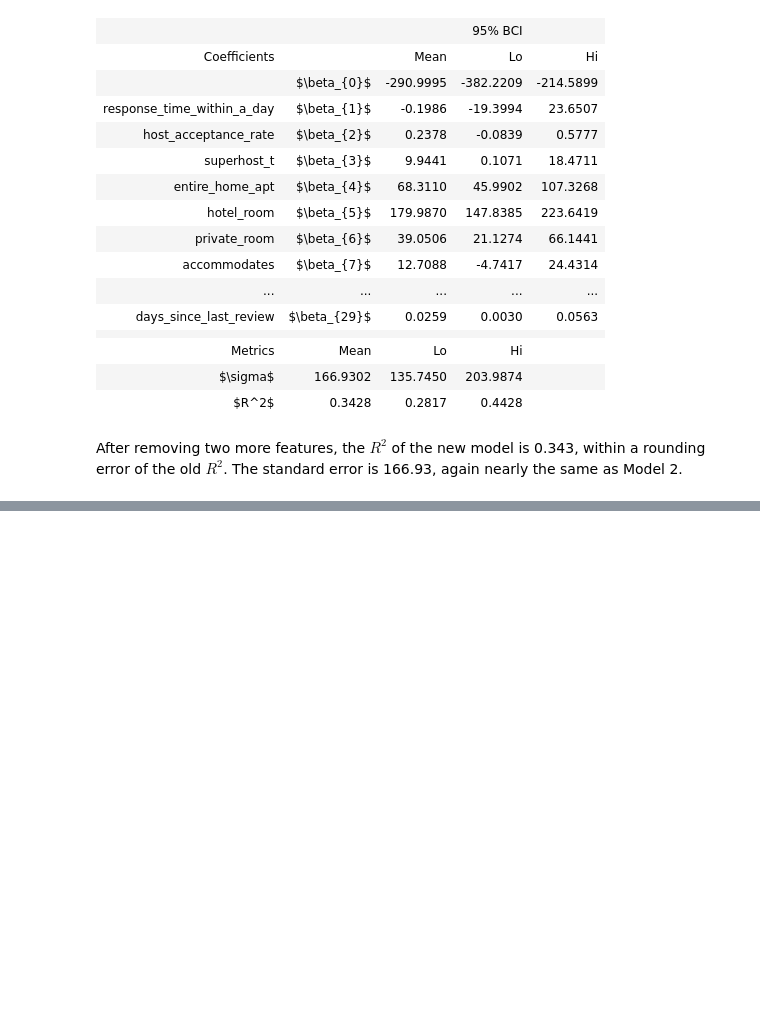
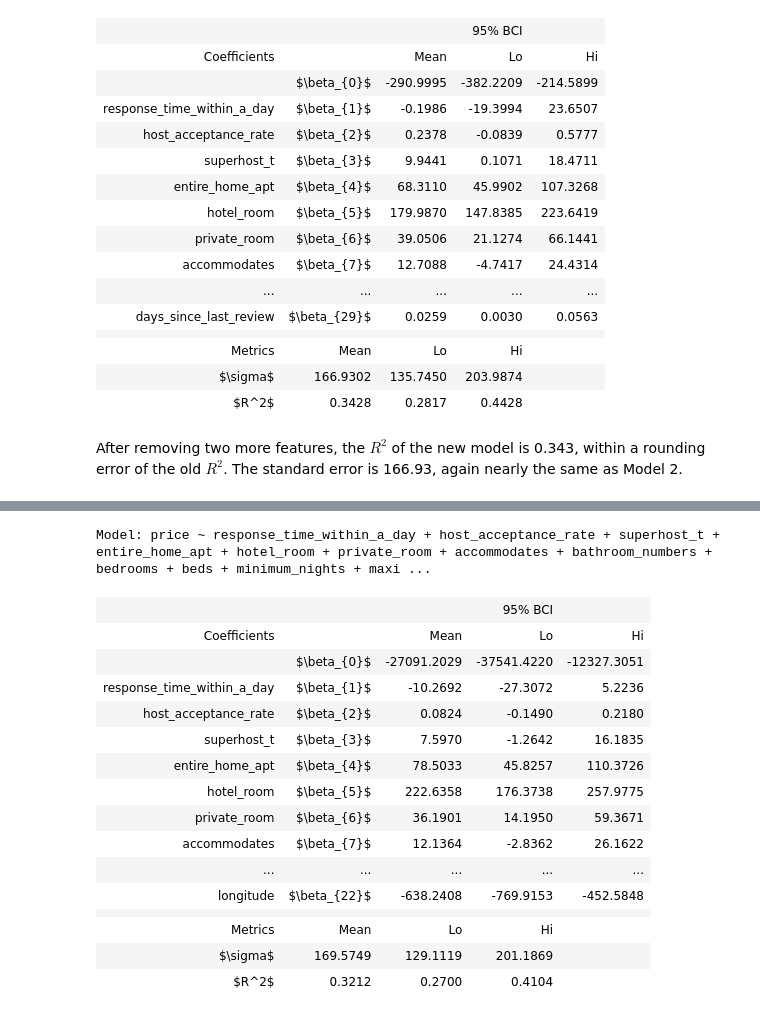
Before and after one commit to ayee6/JHUDataScienceGroup9, a Jupyter notebook: model1.ipynb, the cells around one changed output, grey strips where cells are left out. Cells and saved outputs as stored; diff of their text form; code cells hidden in the pictures; blank space fills up the shorter version.

```diff
--- a/model1.ipynb
+++ b/model1.ipynb
@@ -14,7 +14,7 @@ import warnings
 warnings.filterwarnings('ignore')
 # %%
 # Connect to airbnb database
-connection = sqlite3.connect('airbnb.db')
+connection = sqlite3.connect('D:\JHU\Data Science\Term project/airbnb.db')
 # %%
 # Query the listings table in airbnb.db and convert the listings table to dataframe
 vwListings = pd.read_sql('SELECT * FROM most_recent_listings', connection)
@@ -417,0 +435,28 @@ plt.close()
+# %%
+model4 = ("price ~ response_time_within_a_day "
+        "+ host_acceptance_rate + superhost_t "
+        "+ entire_home_apt + hotel_room + private_room + accommodates "
+        "+ bathroom_numbers + bedrooms + beds + minimum_nights + maximum_nights + number_of_reviews "
+        "+ review_scores_rating + review_scores_accuracy + review_scores_cleanliness "
+        "+ review_scores_location + review_scores_value + instant_bookable_t "
+        "+ calculated_host_listings_count + latitude + longitude")
+result4 = models.bootstrap_linear_regression(model4, data=vwListings)
+models.describe_bootstrap_lr(result4, sd=4)
+# %% [output]
+Model: price ~ response_time_within_a_day + host_acceptance_rate + superhost_t + entire_home_apt + hotel_room + private_room + accommodates + bathroom_numbers + bedrooms + beds + minimum_nights + maxi ...
+|  |  |  | 95% BCI |  |
+| Coefficients |  | Mean | Lo | Hi |
+|  | $\beta_{0}$ | -27091.2029 | -37541.4220 | -12327.3051 |
+| response_time_within_a_day | $\beta_{1}$ | -10.2692 | -27.3072 | 5.2236 |
+| host_acceptance_rate | $\beta_{2}$ | 0.0824 | -0.1490 | 0.2180 |
+| superhost_t | $\beta_{3}$ | 7.5970 | -1.2642 | 16.1835 |
+| entire_home_apt | $\beta_{4}$ | 78.5033 | 45.8257 | 110.3726 |
+| hotel_room | $\beta_{5}$ | 222.6358 | 176.3738 | 257.9775 |
+| private_room | $\beta_{6}$ | 36.1901 | 14.1950 | 59.3671 |
+| accommodates | $\beta_{7}$ | 12.1364 | -2.8362 | 26.1622 |
+| ... | ... | ... | ... | ... |
+| longitude | $\beta_{22}$ | -638.2408 | -769.9153 | -452.5848 |
+|  |  |  |  |  |
+| Metrics | Mean | Lo | Hi |  |
+| $\sigma$ | 169.5749 | 129.1119 | 201.1869 |  |
+| $R^2$ | 0.3212 | 0.2700 | 0.4104 |  |
```
Also changed, not shown: parts of 3 cells of this notebook.
